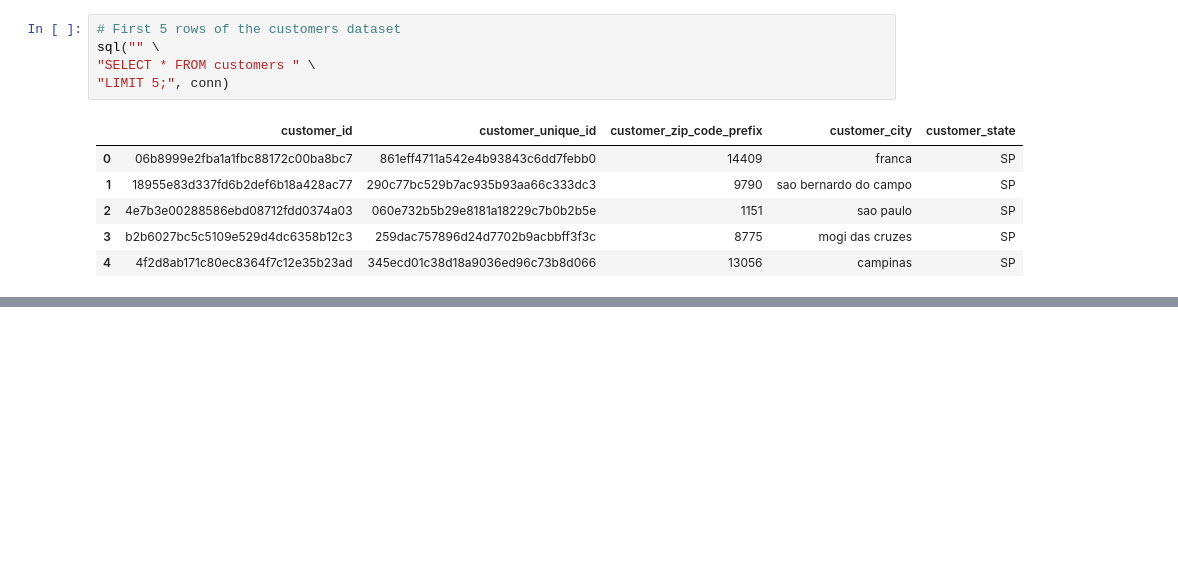
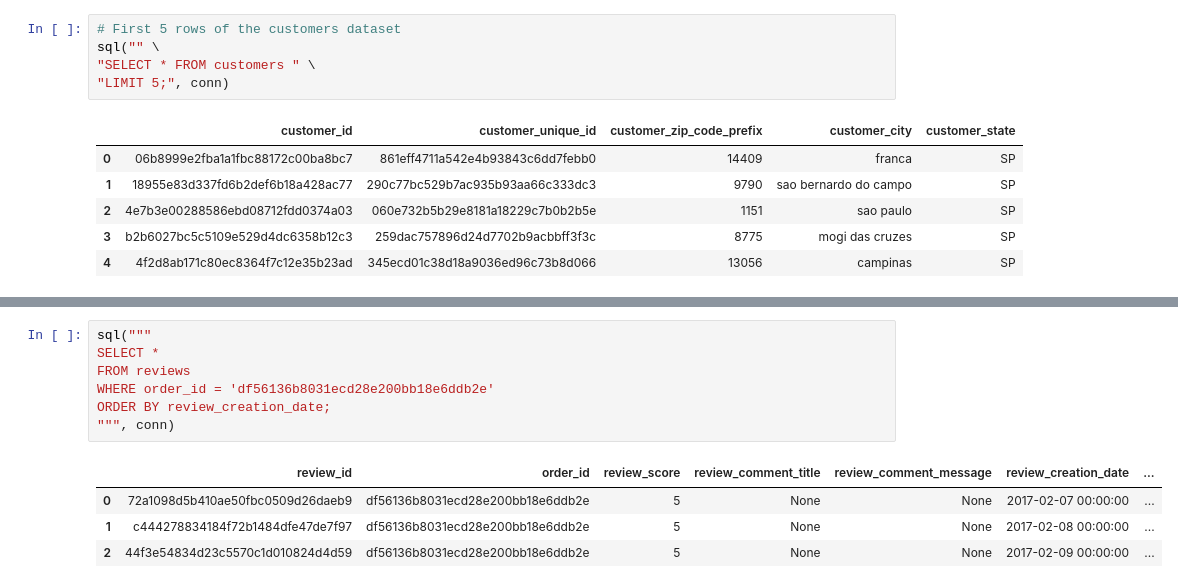
Before and after one commit to christine-nil/olist-analyst-workflow, a Jupyter notebook: notebooks/01_exploration.ipynb, the cells around one changed output, grey strips where cells are left out. Drawn from its saved outputs; the diff is of its cells as text; blank space fills up the shorter version.

```diff
--- a/notebooks/01_exploration.ipynb
+++ b/notebooks/01_exploration.ipynb
@@ -73,0 +114,12 @@ sql("" \
+# %%
+sql("""
+SELECT *
+FROM reviews
+WHERE order_id = 'df56136b8031ecd28e200bb18e6ddb2e'
+ORDER BY review_creation_date;
+""", conn)
+# %% [output]
+|  | review_id | order_id | review_score | review_comment_title | review_comment_message | review_creation_date | ... |
+| 0 | 72a1098d5b410ae50fbc0509d26daeb9 | df56136b8031ecd28e200bb18e6ddb2e | 5 | None | None | 2017-02-07 00:00:00 | ... |
+| 1 | c444278834184f72b1484dfe47de7f97 | df56136b8031ecd28e200bb18e6ddb2e | 5 | None | None | 2017-02-08 00:00:00 | ... |
+| 2 | 44f3e54834d23c5570c1d010824d4d59 | df56136b8031ecd28e200bb18e6ddb2e | 5 | None | None | 2017-02-09 00:00:00 | ... |
```
Also changed, not shown: parts of 12 cells of this notebook.
